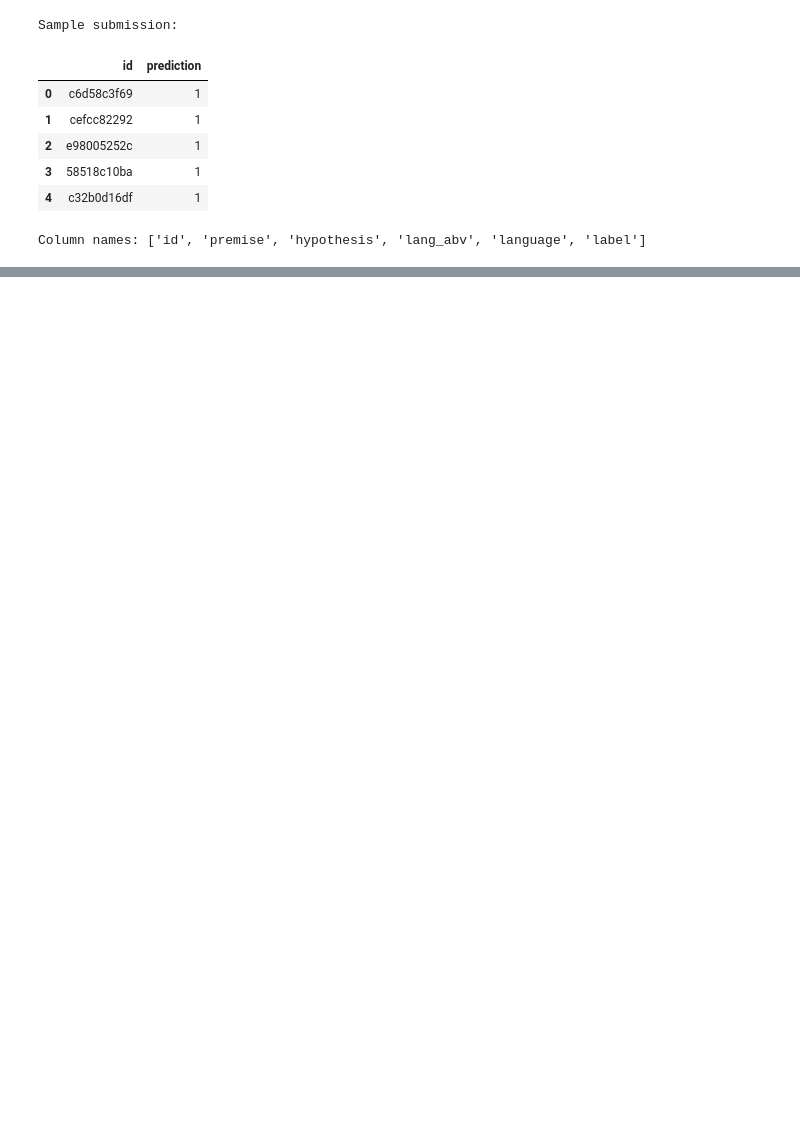
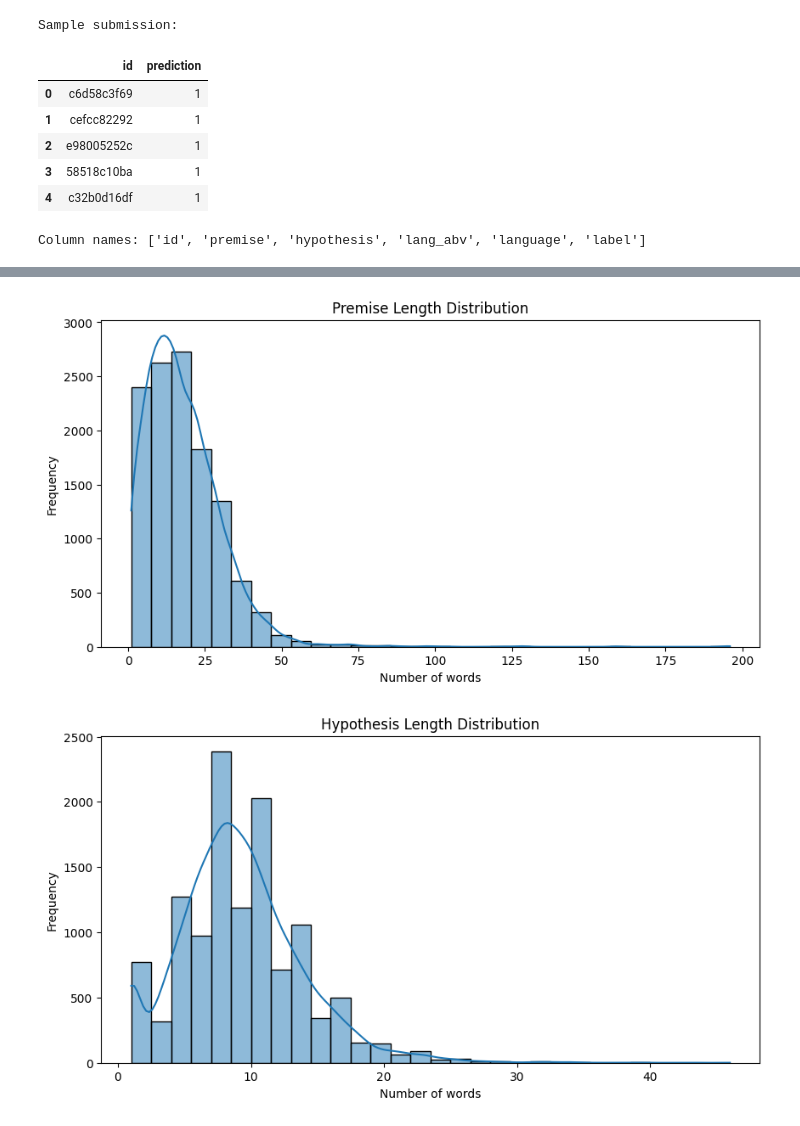
Before and after one commit to Aasta-EB/Group05-_KaggleCompetition, a Jupyter notebook: MLgroup05!.ipynb, the cells around one changed output, grey strips where cells are left out. Saved outputs shown, nothing was run; the diff lists cells and outputs as text; code cells hidden in the pictures; blank space fills up the shorter version.

```diff
--- a/MLgroup05!.ipynb
+++ b/MLgroup05!.ipynb
@@ -75,0 +229,19 @@ Column names: ['id', 'premise', 'hypothesis', 'lang_abv', 'language', 'label']
+# %%
+# We calculate how many words each premise and hypothesis contains.
+# This helps us understand whether our sentences are generally
+# short or long.
+
+train["premise_length"] = (
+    train["premise"].fillna("").str.split().str.len()
+)
+
+train["hypothesis_length"] = (
+    train["hypothesis"].fillna("").str.split().str.len()
+)
+
+# We display basic statistics about the text lengths.
+print("Premise length statistics:")
+print(train["premise_length"].describe())
+
+print("\nHypothesis length statistics:")
+print(train["hypothesis_length"].describe())
@@ -75,0 +266,23 @@ Column names: ['id', 'premise', 'hypothesis', 'lang_abv', 'language', 'label']
+# %%
+# We create graphs to see how sentence lengths are distributed.
+# This can help us identify unusually long or short sentences.
+
+plt.figure(figsize=(10, 5))
+sns.histplot(train["premise_length"], bins=30, kde=True)
+
+plt.title("Premise Length Distribution")
+plt.xlabel("Number of words")
+plt.ylabel("Frequency")
+plt.show()
+
+
+plt.figure(figsize=(10, 5))
+sns.histplot(train["hypothesis_length"], bins=30, kde=True)
+
+plt.title("Hypothesis Length Distribution")
+plt.xlabel("Number of words")
+plt.ylabel("Frequency")
+plt.show()
+# %% [output]
+[figure, added]
+[figure, added]
```
Also changed, not shown: parts of 13 cells of this notebook.
